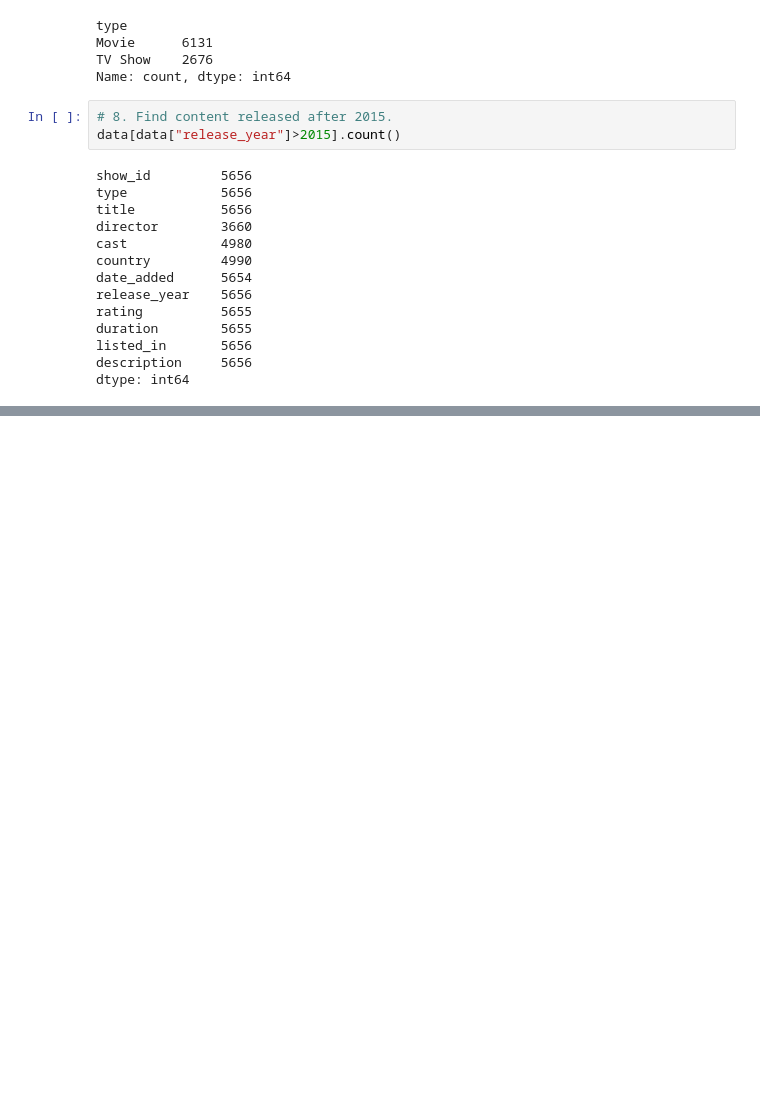
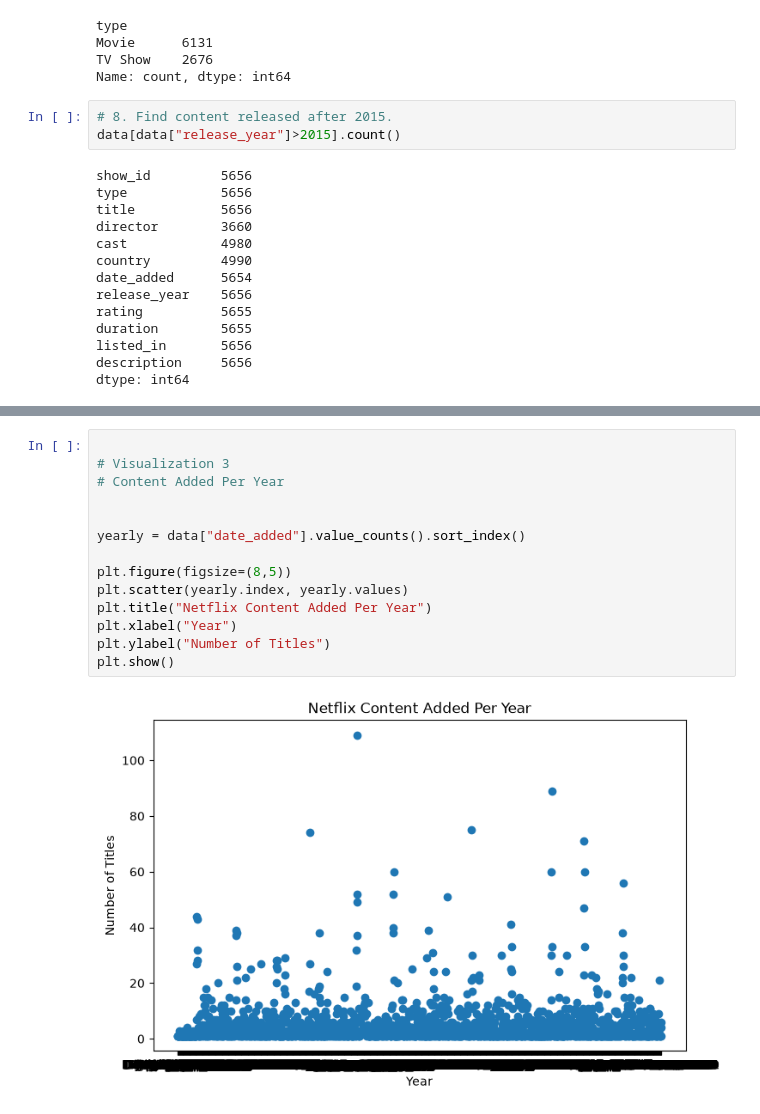
Before and after one commit to ankit-kr-maurya-82/Data-Science, a Jupyter notebook: day10Netflix.ipynb, the cells around one changed output, grey strips where cells are left out. Cells and saved outputs as stored; diff of their text form; blank space fills up the shorter version.

```diff
--- a/day10Netflix.ipynb
+++ b/day10Netflix.ipynb
@@ -92,0 +364,16 @@ dtype: int64
+# %%
+
+# Visualization 3
+# Content Added Per Year
+
+
+yearly = data["date_added"].value_counts().sort_index()
+
+plt.figure(figsize=(8,5))
+plt.scatter(yearly.index, yearly.values)
+plt.title("Netflix Content Added Per Year")
+plt.xlabel("Year")
+plt.ylabel("Number of Titles")
+plt.show()
+# %% [output]
+[figure, added]
```
Also changed, not shown: parts of 17 cells of this notebook.
